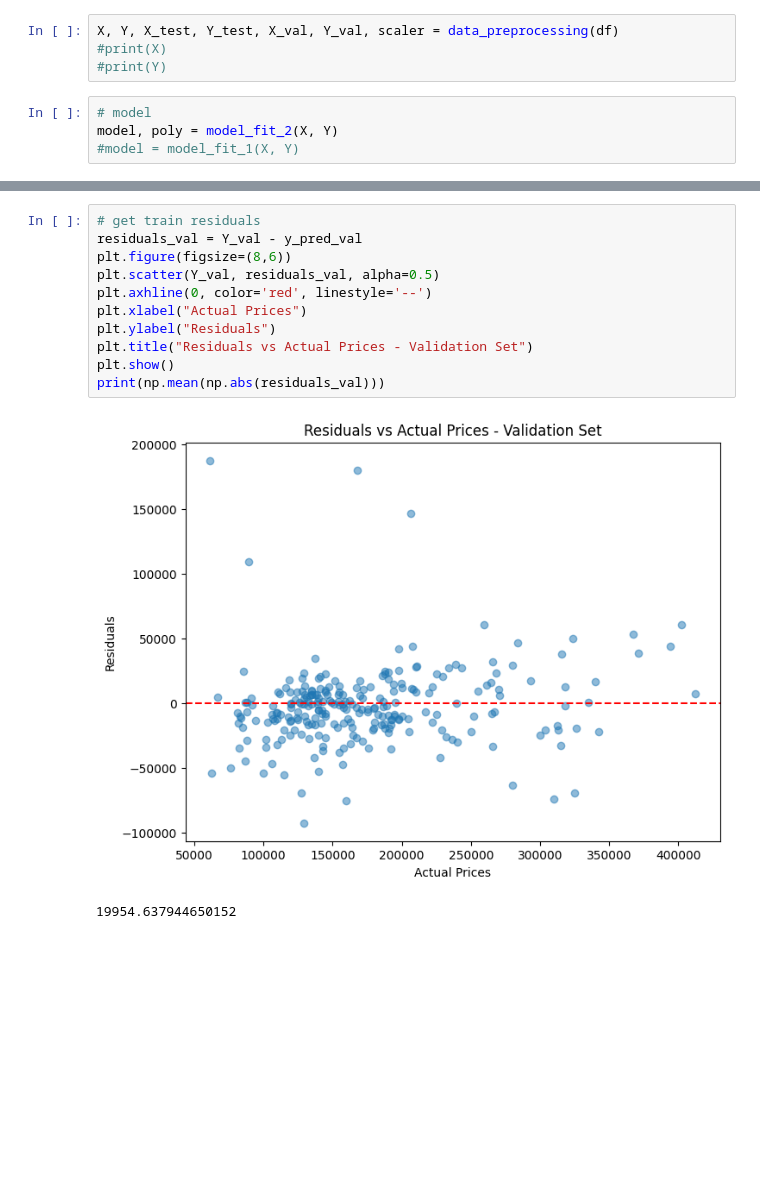
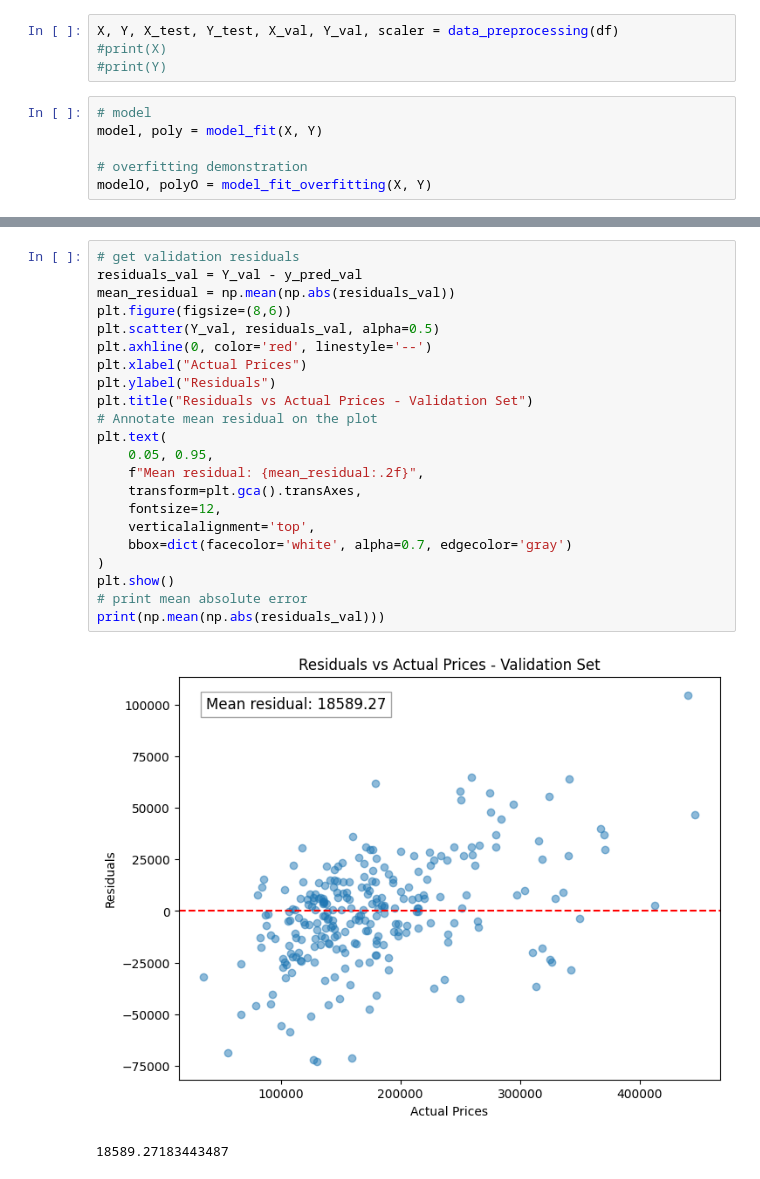
Before and after one commit to anouillz/301-Week1-ML-project, a Jupyter notebook: notebooks/house_pricing_prediction_project.ipynb, the cells around one changed output, grey strips where cells are left out. Cells and saved outputs as stored; diff of their text form; blank space fills up the shorter version.

```diff
--- a/notebooks/house_pricing_prediction_project.ipynb
+++ b/notebooks/house_pricing_prediction_project.ipynb
@@ -196,8 +111,10 @@ X, Y, X_test, Y_test, X_val, Y_val, scaler = data_preprocessing(df)
 #print(Y)
 # %%
 # model
-model, poly = model_fit_2(X, Y)
-#model = model_fit_1(X, Y)
+model, poly = model_fit(X, Y)
+
+# overfitting demonstration
+modelO, polyO = model_fit_overfitting(X, Y)
 # %%
 # predict model
 y_pred = model_predict(model, poly, X)
@@ -236,15 +178,26 @@ plt.show()
 # %%
-# get train residuals
+# get validation residuals
 residuals_val = Y_val - y_pred_val
+mean_residual = np.mean(np.abs(residuals_val))
 plt.figure(figsize=(8,6))
 plt.scatter(Y_val, residuals_val, alpha=0.5)
 plt.axhline(0, color='red', linestyle='--')
 plt.xlabel("Actual Prices")
 plt.ylabel("Residuals")
 plt.title("Residuals vs Actual Prices - Validation Set")
+# Annotate mean residual on the plot
+plt.text(
+    0.05, 0.95,
+    f"Mean residual: {mean_residual:.2f}",
+    transform=plt.gca().transAxes,
+    fontsize=12,
+    verticalalignment='top',
+    bbox=dict(facecolor='white', alpha=0.7, edgecolor='gray')
+)
 plt.show()
+# print mean absolute error
 print(np.mean(np.abs(residuals_val)))
 # %% [output]
-[figure, old version]
+[figure, new version]
-19954.637944650152
+18589.27183443487
 # %%
```
Also changed, not shown: parts of 19 cells of this notebook, 2 other files.
